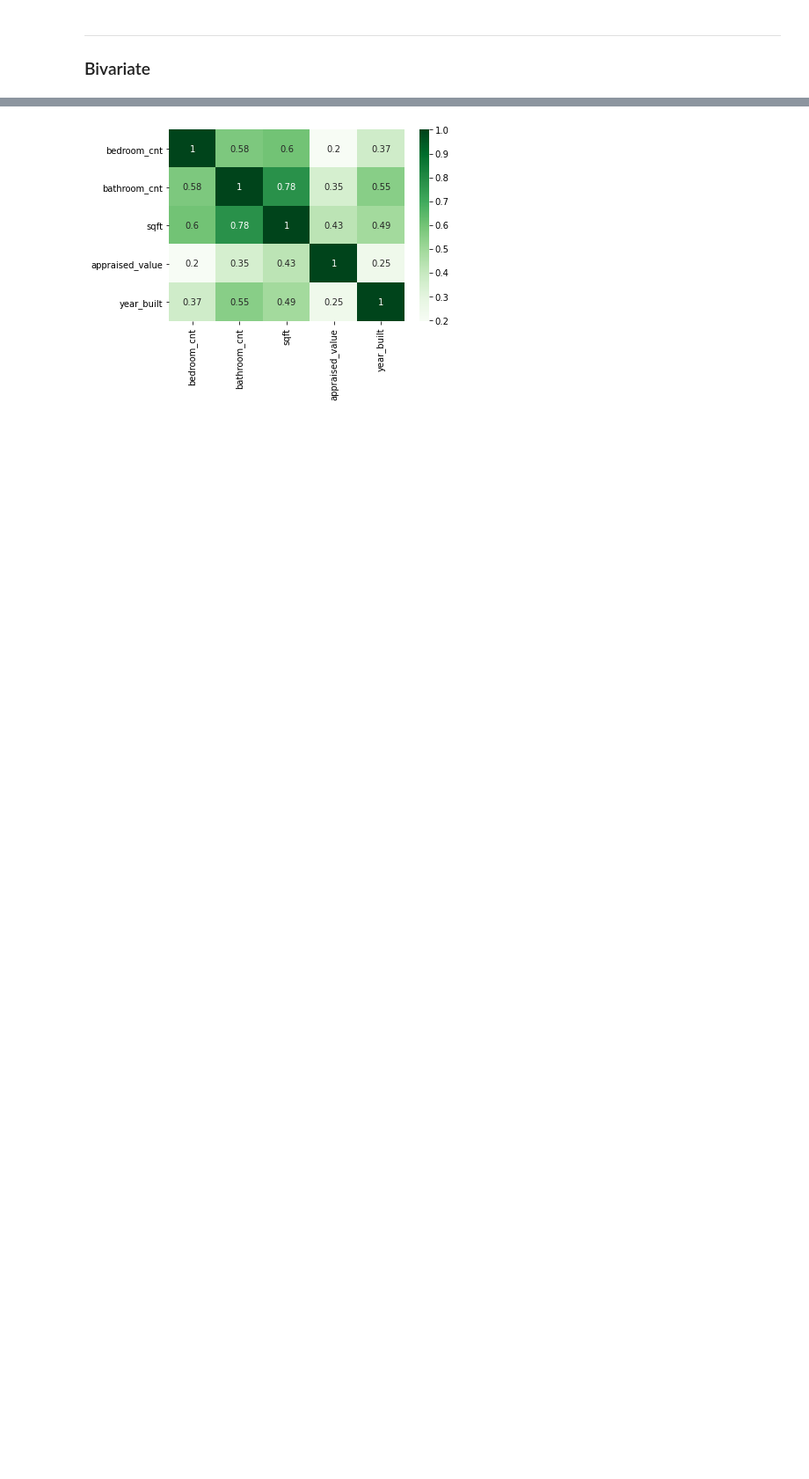
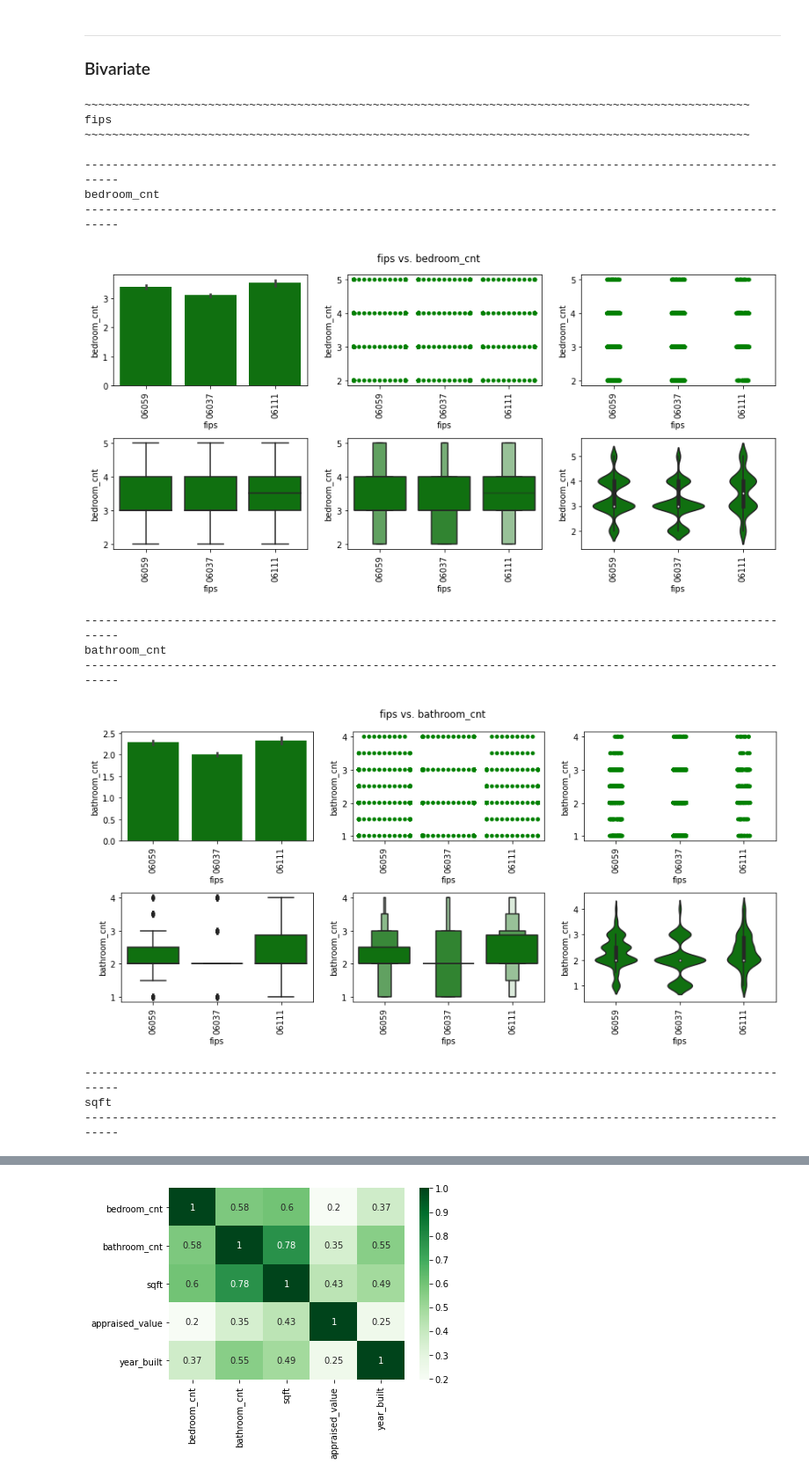
Before and after one commit to adam-talbot/regression-project, a Jupyter notebook: final_notebook.ipynb, the cells around one changed output, grey strips where cells are left out. Shown at 88% size. Cells and saved outputs as stored; diff of their text form; code cells hidden in the pictures; blank space fills up the shorter version.

```diff
--- a/final_notebook.ipynb
+++ b/final_notebook.ipynb
@@ -241,3 +234,21 @@ w.plot_boxplots(df)
 # %% [markdown]
 ---
 ### Bivariate
+# %%
+e.plot_categorical_and_continuous_vars(train_explore.sample(n=2500, random_state=527))
+# %% [output]
+~~~~~~~~~~~~~~~~~~~~~~~~~~~~~~~~~~~~~~~~~~~~~~~~~~~~~~~~~~~~~~~~~~~~~~~~~~~~~~~~~~~~~~~~~~~~~~~~~
+fips
+~~~~~~~~~~~~~~~~~~~~~~~~~~~~~~~~~~~~~~~~~~~~~~~~~~~~~~~~~~~~~~~~~~~~~~~~~~~~~~~~~~~~~~~~~~~~~~~~~
+
+----------------------------------------------------------------------------------------------------------
+bedroom_cnt
+----------------------------------------------------------------------------------------------------------
+[figure, added]
+----------------------------------------------------------------------------------------------------------
+bathroom_cnt
+----------------------------------------------------------------------------------------------------------
+[figure, added]
+----------------------------------------------------------------------------------------------------------
+sqft
+----------------------------------------------------------------------------------------------------------
```
Also changed, not shown: parts of 85 cells of this notebook, 5 other files.
